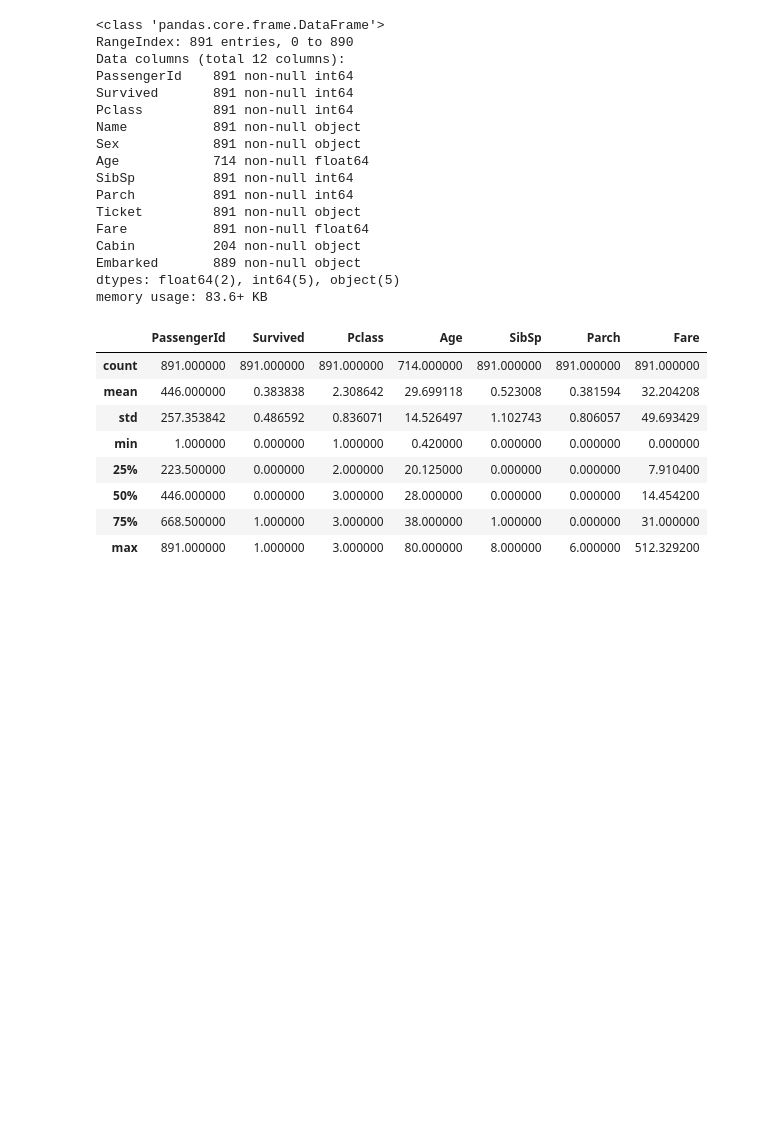
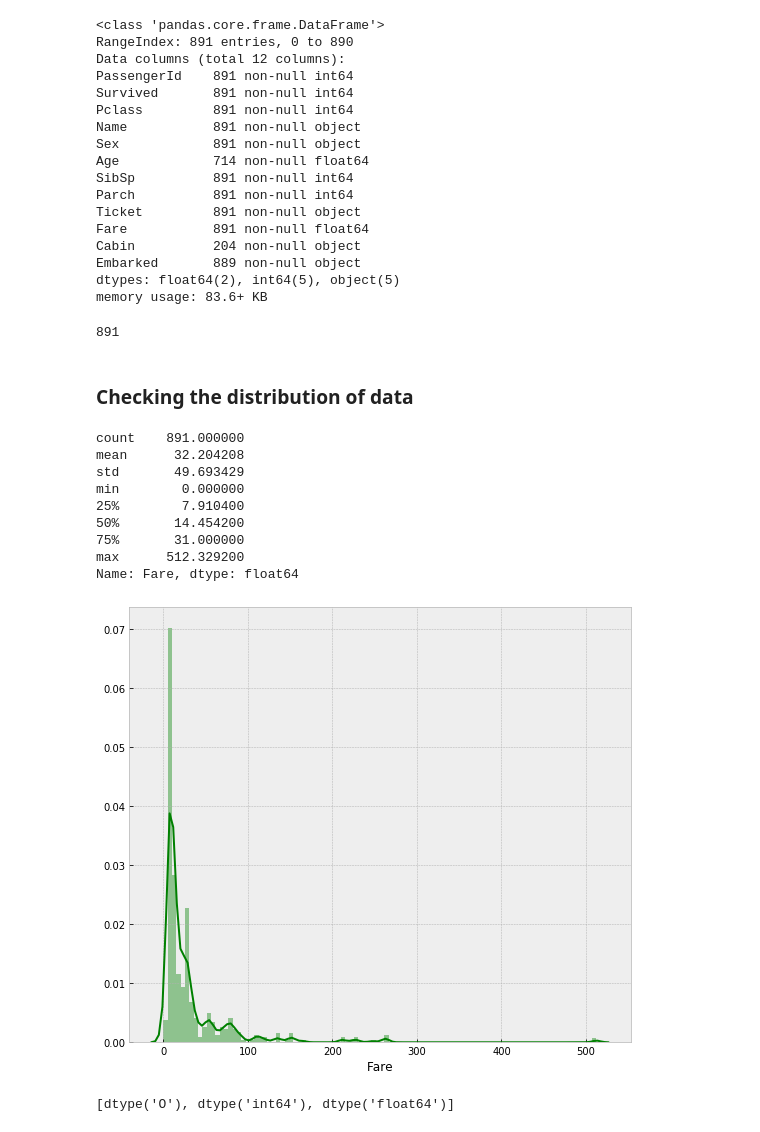
Before and after one commit to Lalit-Yadav-E1483/ML-Practice, a Jupyter notebook: Titanic/solution.ipynb, the cells around one changed output. Drawn from its saved outputs; the diff is of its cells as text; code cells hidden in the pictures; blank space fills up the shorter version.

```diff
--- a/Titanic/solution.ipynb
+++ b/Titanic/solution.ipynb
@@ -3,4 +3,6 @@ import numpy as np
 import pandas as pd
 import matplotlib.pyplot as plt
 import seaborn as sns
+from time import time
 %matplotlib inline
+plt.style.use('bmh')
@@ -47,14 +79,8 @@ Embarked       889 non-null object
 dtypes: float64(2), int64(5), object(5)
 memory usage: 83.6+ KB
 # %%
-df_train.describe()
+df_train.describe().T
-# %% [output]
-|  | PassengerId | Survived | Pclass | Age | SibSp | Parch | Fare |
-| count | 891.000000 | 891.000000 | 891.000000 | 714.000000 | 891.000000 | 891.000000 | 891.000000 |
-| mean | 446.000000 | 0.383838 | 2.308642 | 29.699118 | 0.523008 | 0.381594 | 32.204208 |
-| std | 257.353842 | 0.486592 | 0.836071 | 14.526497 | 1.102743 | 0.806057 | 49.693429 |
-| min | 1.000000 | 0.000000 | 1.000000 | 0.420000 | 0.000000 | 0.000000 | 0.000000 |
-| 25% | 223.500000 | 0.000000 | 2.000000 | 20.125000 | 0.000000 | 0.000000 | 7.910400 |
-| 50% | 446.000000 | 0.000000 | 3.000000 | 28.000000 | 0.000000 | 0.000000 | 14.454200 |
-| 75% | 668.500000 | 1.000000 | 3.000000 | 38.000000 | 1.000000 | 0.000000 | 31.000000 |
-| max | 891.000000 | 1.000000 | 3.000000 | 80.000000 | 8.000000 | 6.000000 | 512.329200 |
+# %%
+len(df_train)
+# %% [output]
+891
@@ -60,0 +98,21 @@ df_train.describe()
+# %% [markdown]
+### Checking the distribution of data
+# %%
+print(df_train['Fare'].describe())
+plt.figure(figsize=(9, 8))
+sns.distplot(df_train['Fare'], colorlist(set(df.dtypes.tolist()))='g', bins=100, hist_kws={'alpha': 0.4});
+# %% [output]
+count    891.000000
+mean      32.204208
+std       49.693429
+min        0.000000
+25%        7.910400
+50%       14.454200
+75%       31.000000
+max      512.329200
+Name: Fare, dtype: float64
+[figure, added]
+# %%
+list(set(df_train.dtypes.tolist()))
+# %% [output]
+[dtype('O'), dtype('int64'), dtype('float64')]
```
Also changed, not shown: parts of 72 cells of this notebook, 9 other files.
